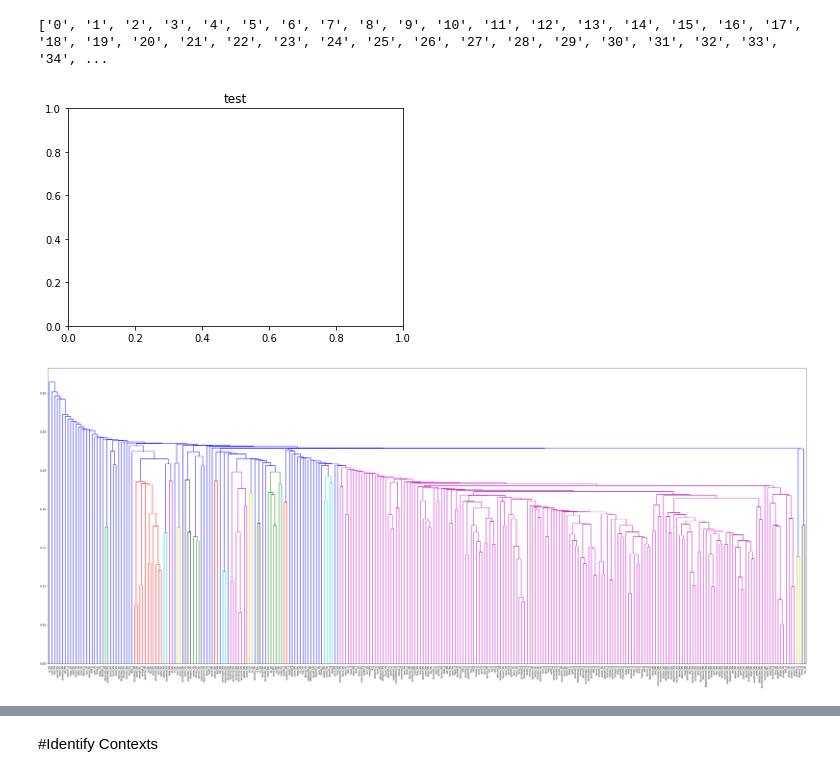
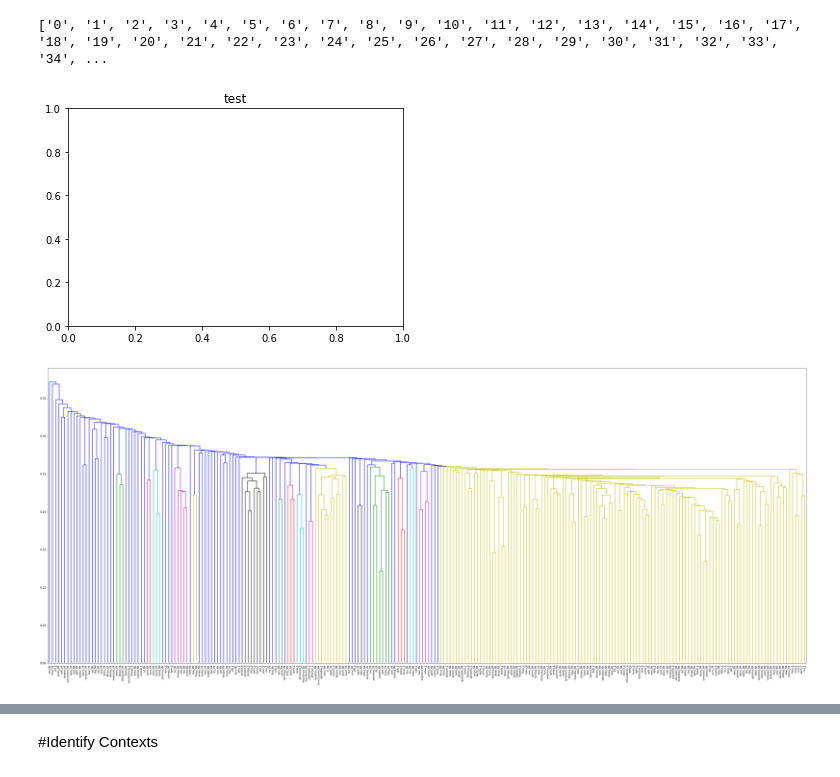
Before and after one commit to Amethyst-Cat/UMBCCorpus, a Jupyter notebook: UMBC_analysis.ipynb, the cells around one changed output, grey strips where cells are left out. Saved outputs shown, nothing was run; the diff lists cells and outputs as text; code cells hidden in the pictures.

```diff
--- a/UMBC_analysis.ipynb
+++ b/UMBC_analysis.ipynb
@@ -378,6 +386,6 @@ olfmodel.save(modeldir + u'OlfModelIter30_nonSG')
 # %% [markdown]
 #Load Model
 # %%
-model = Word2Vec.load('/content/drive/MyDrive/UMBC_feel_data/OlfModelIter30_nonSG')
+model = Word2Vec.load('/content/drive/MyDrive/umbc_smell_data/OlfModelIter30_nonSG')
 print(model)
 # %% [output]
@@ -394,5 +402,5 @@ print(model.wv.most_similar(positive=['stress_NN'], topn=10))
 # %%
-df = pandas.read_csv("/content/drive/MyDrive/UMBC_feel_data/purple_feel_oai - Copy.csv")
+df = pandas.read_csv("/content/drive/MyDrive/umbc_smell_data/smell_oai_250_descriptors.csv")
 df
 # %% [output]
 |  | Unnamed: 0 | OlfN | TotalN | Tokens | OAI | OSI |
@@ -424,9 +432,13 @@ tokens = ast.literal_eval(df["Tokens"][0])
 # %%
 word_vectors = []
 
-descriptors = df["Unnamed: 0"].values
+# Arbitrary cutoff of 250 words
+descriptors = df["Unnamed: 0"].values[:250]
 
 for descriptor in descriptors:
+  if descriptor not in model:
+    continue
+
   vector = model[descriptor]
   word_vectors.append(gensim.matutils.unitvec(vector))
 
@@ -634,21 +649,21 @@ print(a)
 # %%
 from scipy.cluster.hierarchy import dendrogram, linkage
 from scipy.spatial.distance import squareform
 
 # reference: https://stackoverflow.com/questions/41416498/dendrogram-or-other-plot-from-distance-matrix?rq=1
 
 import matplotlib.pyplot as plt
 
 plt.title("test")
 plt.figure(figsize=(50,20))
 # convert the redundant n*n square matrix form into a condensed nC2 array
-# distArray = squareform(scaled_distance_matrix, checks=False)
-# linkage_matrix = linkage(distArray, "single")
+distArray = squareform(scaled_distance_matrix, checks=False)
+linkage_matrix = linkage(distArray, "single")
 dendrogram(linkage_matrix, labels=descriptors,
            leaf_rotation=90.,  # rotates the x axis labels
           leaf_font_size=8.,  # font size for the x axis labels)
 )
 plt.show()
 # %% [output]
 [figure]
-[figure, old version]
+[figure, new version]
```
Also changed, not shown: parts of 28 cells of this notebook.
